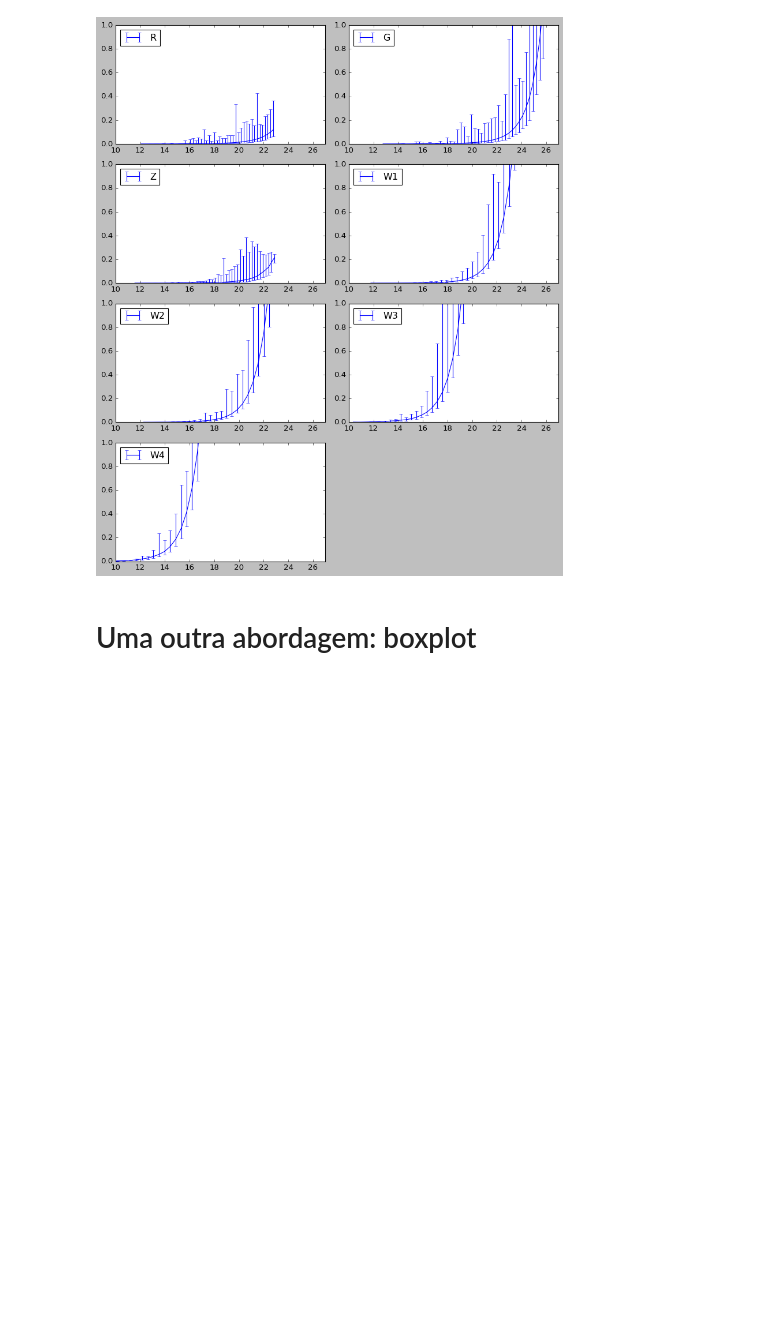
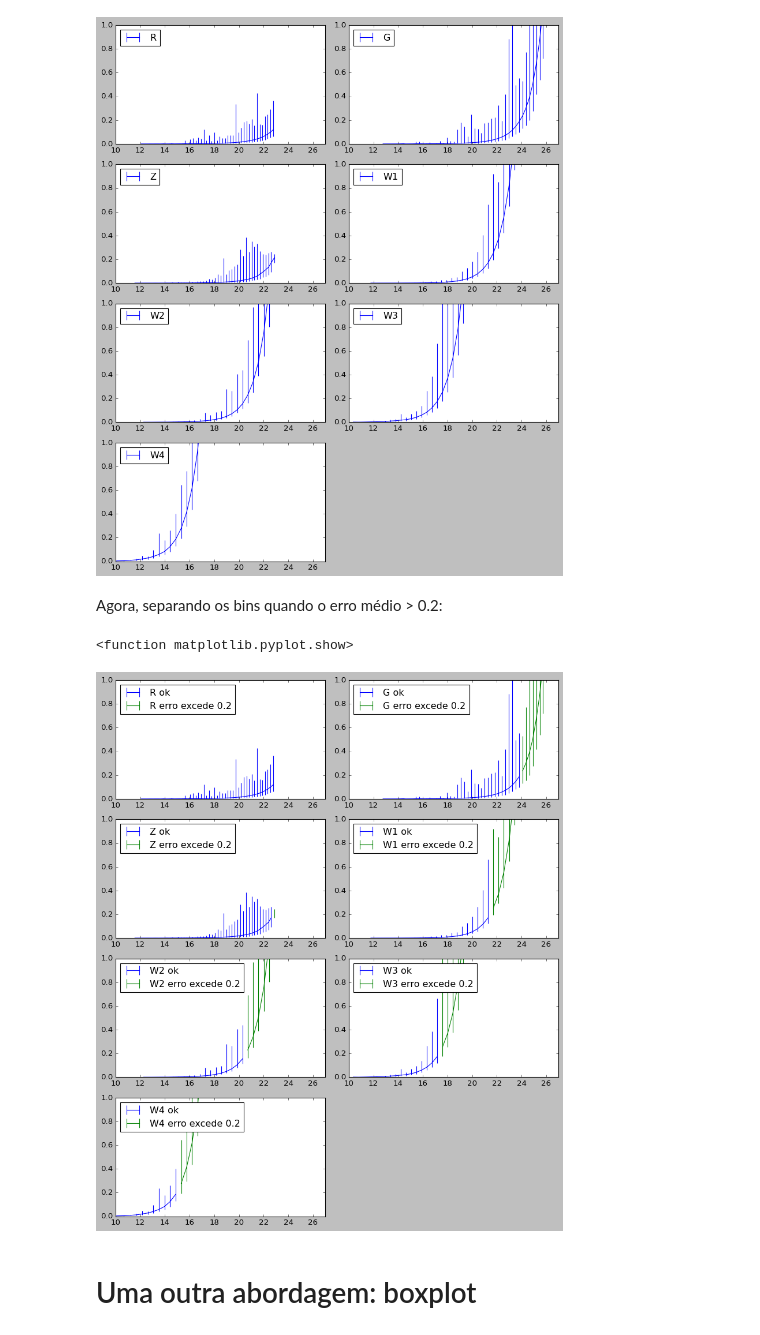
Before and after one commit to thiago-carneiro/mestrado, a Jupyter notebook: AstroInfo_Aula_CatalogLegacy3.ipynb, the cells around one changed output. Cells and saved outputs as stored; diff of their text form; code cells hidden in the pictures; blank space fills up the shorter version.

```diff
--- a/AstroInfo_Aula_CatalogLegacy3.ipynb
+++ b/AstroInfo_Aula_CatalogLegacy3.ipynb
@@ -463,7 +463,7 @@ for v in range(ver):
     plt.ylim(0,1)
     plt.xlim(10,27)
 
-    ax = plt.errorbar(df[cor].index,df[cor].ErroMédio,[-df[cor].ErroMínimo+df[cor].ErroMédio,df[cor].ErroMáximo-df[cor].ErroMédio],fmt='-')
+    ax = plt.errorbar(df[cor].index,df[cor].ErroMédio,[-df[cor].ErroMínimo+df[cor].ErroMédio,df[cor].ErroMáximo-df[cor].ErroMédio],fmt='-',capsize=0) #capsize
     ax.set_label(cor)
     plt.legend(loc='upper left')
 
@@ -475,6 +475,57 @@ plt.show
 # %% [output]
 <function matplotlib.pyplot.show>
 [figure]
+# %% [markdown]
+Agora, separando os bins quando o erro médio > 0.2:
+# %%
+hor = 2
+ver = int(len(cores)/2)+1
+
+plt.style.use('classic')
+
+fig = plt.figure(figsize=(10, 3*ver), constrained_layout=True)
+gs = fig.add_gridspec(ver, hor, left=0.1, right=0.5, wspace=0.1)
+
+
+binsize=0.2
+def binarange(arr, binsize):
+    return np.arange(np.nanmin(arr), np.nanmax(arr)+binsize, binsize)
+
+
+i=0
+for v in range(ver):
+  for h in range(hor):
+    if i >= len(cores):
+      break
+
+    cor=cores[i]
+    mag_cor='MAG_'+cor
+    erro_cor='MAGErr_'+cor
+
+
+    fig.add_subplot(gs[v, h])
+
+    plt.ylim(0,1)
+    plt.xlim(10,27)
+
+    tmp=df[cor]
+    cor_ok=tmp[tmp.ErroMédio<=0.2]
+    cor_not_ok=tmp[tmp.ErroMédio>0.2]
+
+    ax1 = plt.errorbar(cor_ok.index,cor_ok.ErroMédio,[-cor_ok.ErroMínimo+cor_ok.ErroMédio,cor_ok.ErroMáximo-cor_ok.ErroMédio],fmt='-',capsize=0) #capsize
+    ax1.set_label(cor+' ok')
+    ax2 = plt.errorbar(cor_not_ok.index,cor_not_ok.ErroMédio,[-cor_not_ok.ErroMínimo+cor_not_ok.ErroMédio,cor_not_ok.ErroMáximo-cor_not_ok.ErroMédio],fmt='-',capsize=0) #capsize
+    ax2.set_label(cor+' erro excede 0.2')
+    plt.legend(loc='upper left')
+
+    #plt.axvline(mag_corte[cor])
+
+    i+=1
+
+plt.show
+# %% [output]
+<function matplotlib.pyplot.show>
+[figure, added]
 # %% [markdown]
 # Uma outra abordagem: boxplot
 # %%
```
Also changed, not shown: parts of 4 cells of this notebook.
